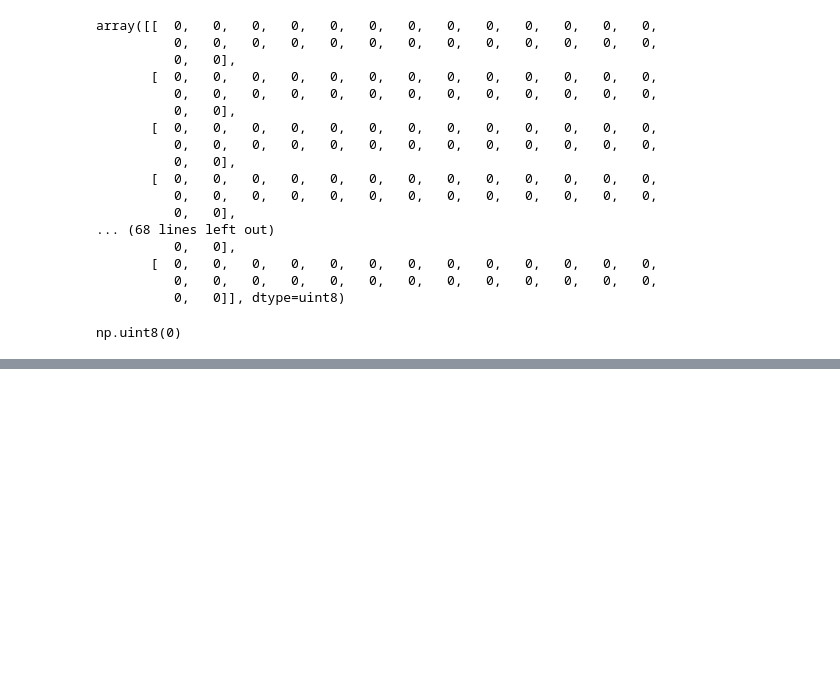
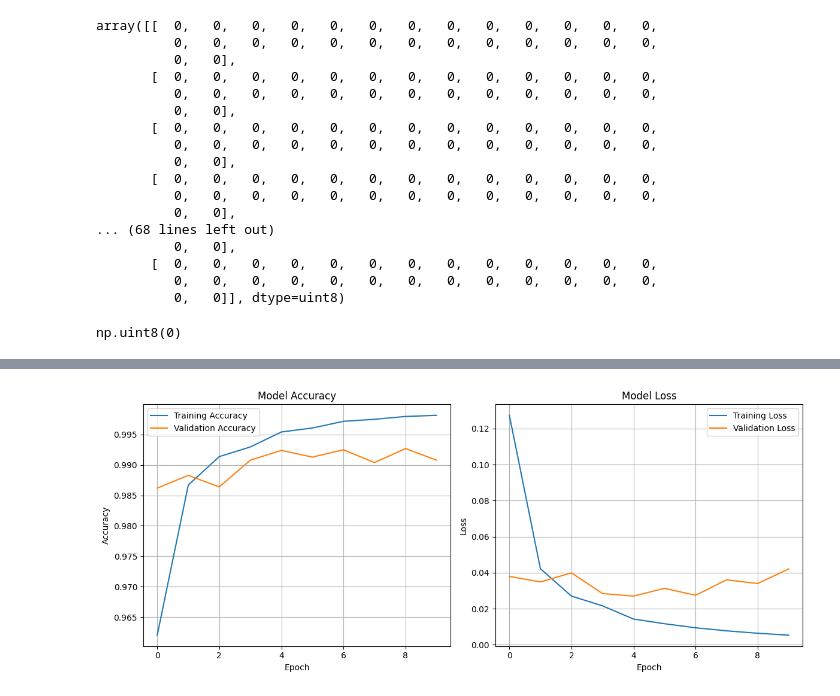
Before and after one commit to purbashis/ml-projects, a Jupyter notebook: MINIST_NN.ipynb, the cells around one changed output, grey strips where cells are left out. Cells and saved outputs as stored; diff of their text form; code cells hidden in the pictures; blank space fills up the shorter version.

Commit message:
polt training - validation  accuracy and losses

```diff
--- a/MINIST_NN.ipynb
+++ b/MINIST_NN.ipynb
@@ -192,0 +228,9 @@ np.uint8(0)
+# %%
+x_train = x_train.astype('float32') / 255.0
+x_test = x_test.astype('float32') / 255.0
+
+x_train = x_train.reshape(x_train.shape[0], 28, 28, 1)
+x_test = x_test.reshape(x_test.shape[0], 28, 28, 1)
+
+print("x_train shape after preprocessing:", x_train.shape)
+print("x_test shape after preprocessing:", x_test.shape)
@@ -192,0 +323,6 @@ np.uint8(0)
+# %%
+model_cnn.compile(
+    optimizer='adam',
+    loss='sparse_categorical_crossentropy',
+    metrics=['accuracy']
+)
@@ -192,0 +332,2 @@ np.uint8(0)
+# %%
+history = model_cnn.fit(x_train, y_train, epochs=10, validation_data=(x_test, y_test))
@@ -192,0 +366,27 @@ np.uint8(0)
+# %%
+plt.figure(figsize=(12, 5))
+
+# Plot training & validation accuracy values
+plt.subplot(1, 2, 1) # 1 row, 2 columns, 1st plot
+plt.plot(history.history['accuracy'], label='Training Accuracy')
+plt.plot(history.history['val_accuracy'], label='Validation Accuracy')
+plt.title('Model Accuracy')
+plt.xlabel('Epoch')
+plt.ylabel('Accuracy')
+plt.legend()
+plt.grid(True)
+
+# Plot training & validation loss values
+plt.subplot(1, 2, 2) # 1 row, 2 columns, 2nd plot
+plt.plot(history.history['loss'], label='Training Loss')
+plt.plot(history.history['val_loss'], label='Validation Loss')
+plt.title('Model Loss')
+plt.xlabel('Epoch')
+plt.ylabel('Loss')
+plt.legend()
+plt.grid(True)
+
+plt.tight_layout()
+plt.show()
+# %% [output]
+[figure, added]
```
Also changed, not shown: parts of 17 cells of this notebook.
